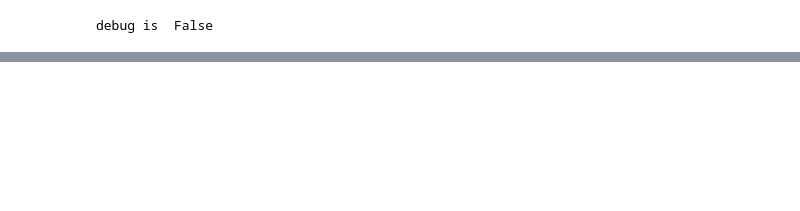
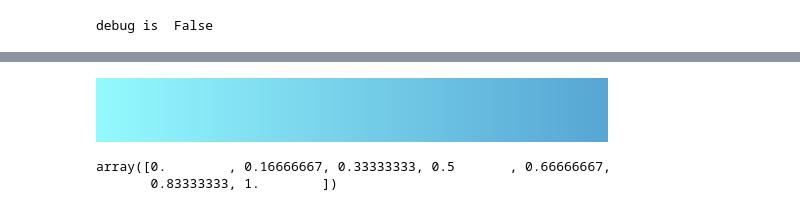
Before and after one commit to MrTomKimber/genmaps, a Jupyter notebook: Voronoi Plots Iteration 4.ipynb, the cells around one changed output, grey strips where cells are left out. Saved outputs shown, nothing was run; the diff lists cells and outputs as text; code cells hidden in the pictures; blank space fills up the shorter version.

```diff
--- a/Voronoi Plots Iteration 4.ipynb
+++ b/Voronoi Plots Iteration 4.ipynb
@@ -411,0 +426,27 @@ else:
+# %%
+land_cols = ['#FFFB93',
+            '#5B5106'
+           ]
+
+sea_cols = [
+    '#94FAFF',
+    '#57a6d4'
+]
+
+def hexcol2rgb(hcol):
+    rgb=tuple([int(hcol[e:e+2],16) for e in range(1,6,2)])
+    return rgb
+# %%
+land_elevation_cmap = LinearSegmentedColormap.from_list("test", land_cols)
+sea_depth_cmap = LinearSegmentedColormap.from_list("test", sea_cols)
+land_elevation_cmap
+sea_depth_cmap
+# %% [output]
+[figure, added]
+# %%
+degree_values = [v for k,v in conn_graph.degree()]
+cm_gamut = np.linspace(0,1,(max(degree_values)-min(degree_values))+1)
+cm_gamut
+# %% [output]
+array([0.        , 0.16666667, 0.33333333, 0.5       , 0.66666667,
+       0.83333333, 1.        ])
```
Also changed, not shown: parts of 19 cells of this notebook.
